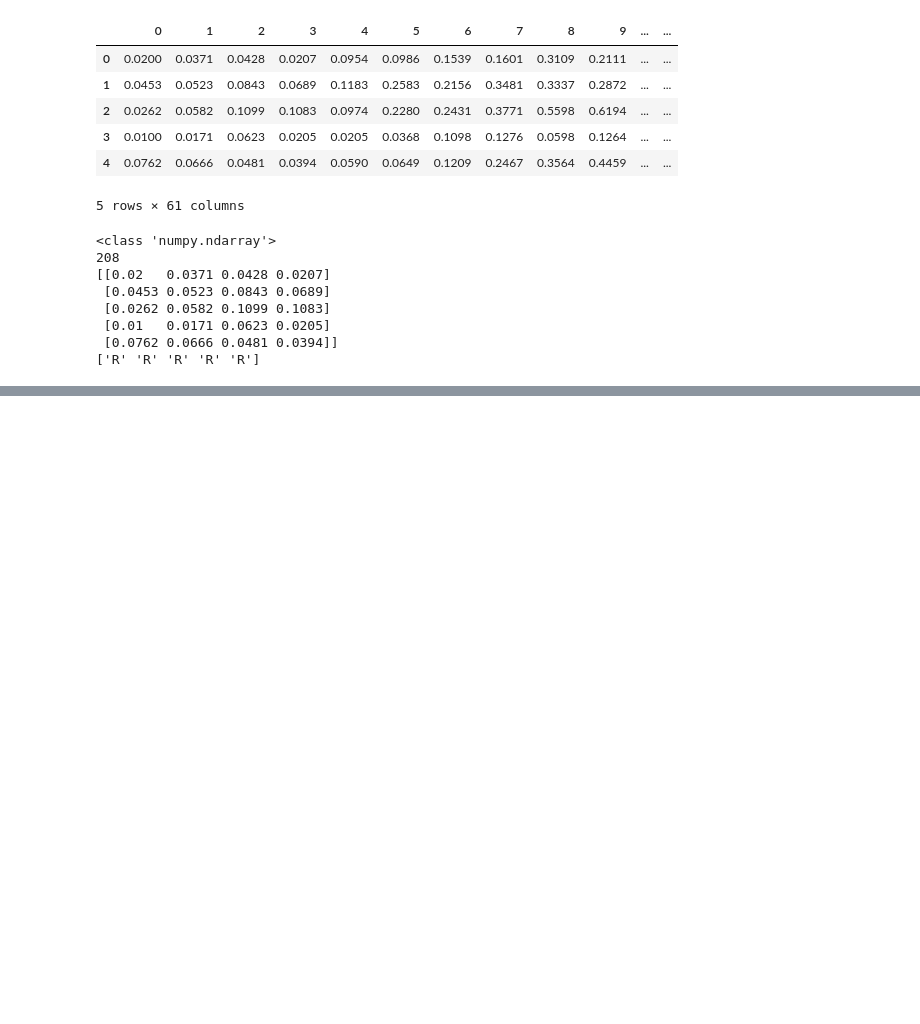
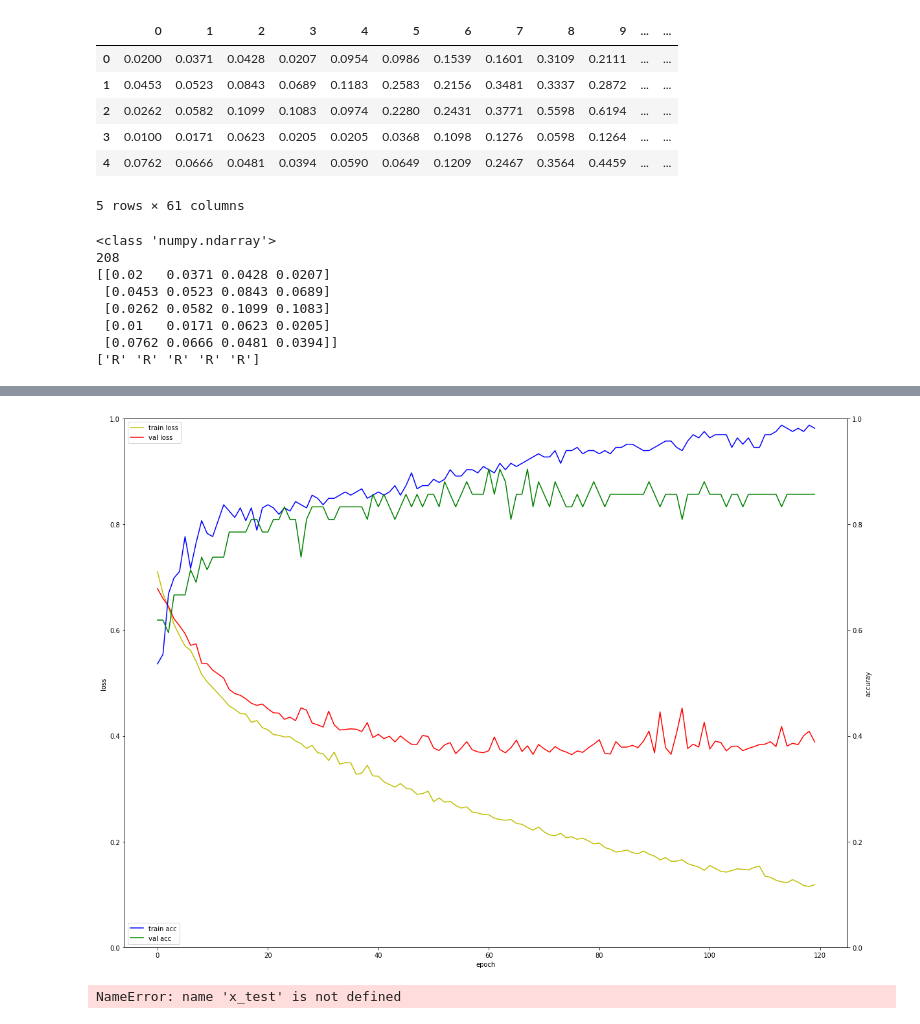
Before and after one commit to anabasis/tensorflow, a Jupyter notebook: ws_python/notebook/machine/sonar/24.Sonar1.ipynb, the cells around one changed output, grey strips where cells are left out. Drawn from its saved outputs; the diff is of its cells as text; code cells hidden in the pictures; blank space fills up the shorter version.

```diff
--- a/ws_python/notebook/machine/sonar/24.Sonar1.ipynb
+++ b/ws_python/notebook/machine/sonar/24.Sonar1.ipynb
@@ -44,0 +72,14 @@ print(Y_obj[0:5])
+# %%
+from keras.callbacks import EarlyStopping
+from keras import regularizers
+
+# 두개의 은닉층을 사용하는 경우
+model = Sequential()
+# 입력값 8, 출력 노드 128개, 활성화 함수 : linear
+model.add(Dense(60, input_shape=(60,), activation='relu'))
+model.add(Dense(1, activation='sigmoid'))
+model.compile( optimizer='adam', loss='binary_crossentropy', metrics=['accuracy'])
+
+early_stopping = EarlyStopping(monitor='loss', patience=10)
+
+hist = model.fit(x_train, y_train, validation_data = (x_val, y_val), epochs=120, batch_size=5, callbacks=[early_stopping])
@@ -44,0 +120,32 @@ print(Y_obj[0:5])
+# %%
+fig, loss_ax = plt.subplots()
+# plt.figure(figsize=(6,4)) # ERROR
+#fig.set_size_inches(10, 5)  # 챠트 크기 설정
+fig.set_size_inches(20, 15)  # 챠트 크기 설정 가로*세로
+
+acc_ax = loss_ax.twinx()  # 오른쪽 y 출 설정
+
+loss_ax.plot(hist.history['loss'], 'y', label='train loss')  # 훈련 오차
+loss_ax.plot(hist.history['val_loss'], 'r', label='val loss')  # 검증 오차
+#loss_ax.set_xlim([0.0, 100.0]) # 값을 반영하여 변경
+loss_ax.set_ylim([0.0, 1.0]) # 값을 반영하여 변경
+
+acc_ax.plot(hist.history['acc'], 'b', label='train acc')  # 훈련 정확도
+acc_ax.plot(hist.history['val_acc'], 'g', label='val acc')  # 검증 정확도
+acc_ax.set_ylim([0.0, 1.0])  # 오른쪽 y축
+
+loss_ax.set_xlabel('epoch')  #  x축 레이블
+loss_ax.set_ylabel('loss')  #   y축 오차 레이블
+acc_ax.set_ylabel('accuray') #   y축 정확도 레이블
+
+loss_ax.legend(loc='upper left')  # 오차레이블 출력 위치
+acc_ax.legend(loc='lower left')   # 정확도 레이블 출력 위치
+
+plt.show()
+# %% [output]
+[figure, added]
+# %%
+test_loss, test_acc = model.evaluate(x_test,y_test, batch_size=10)
+print('손실값 : ', test_loss, ' / 정확도 : ', (test_acc*100), '%')
+# %% [output]
+NameError: name 'x_test' is not defined
```
Also changed, not shown: parts of 6 cells of this notebook, 3 other files.
